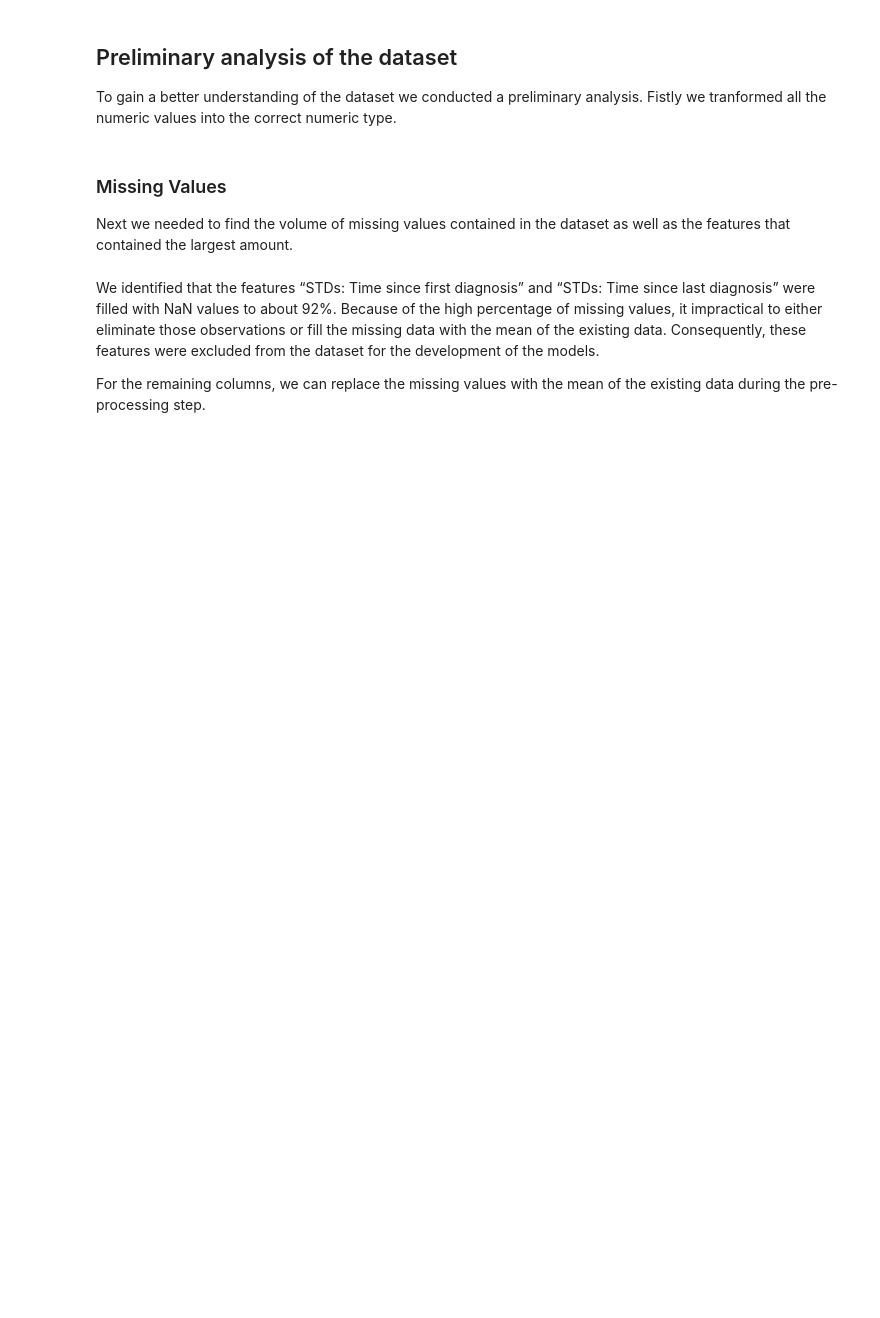
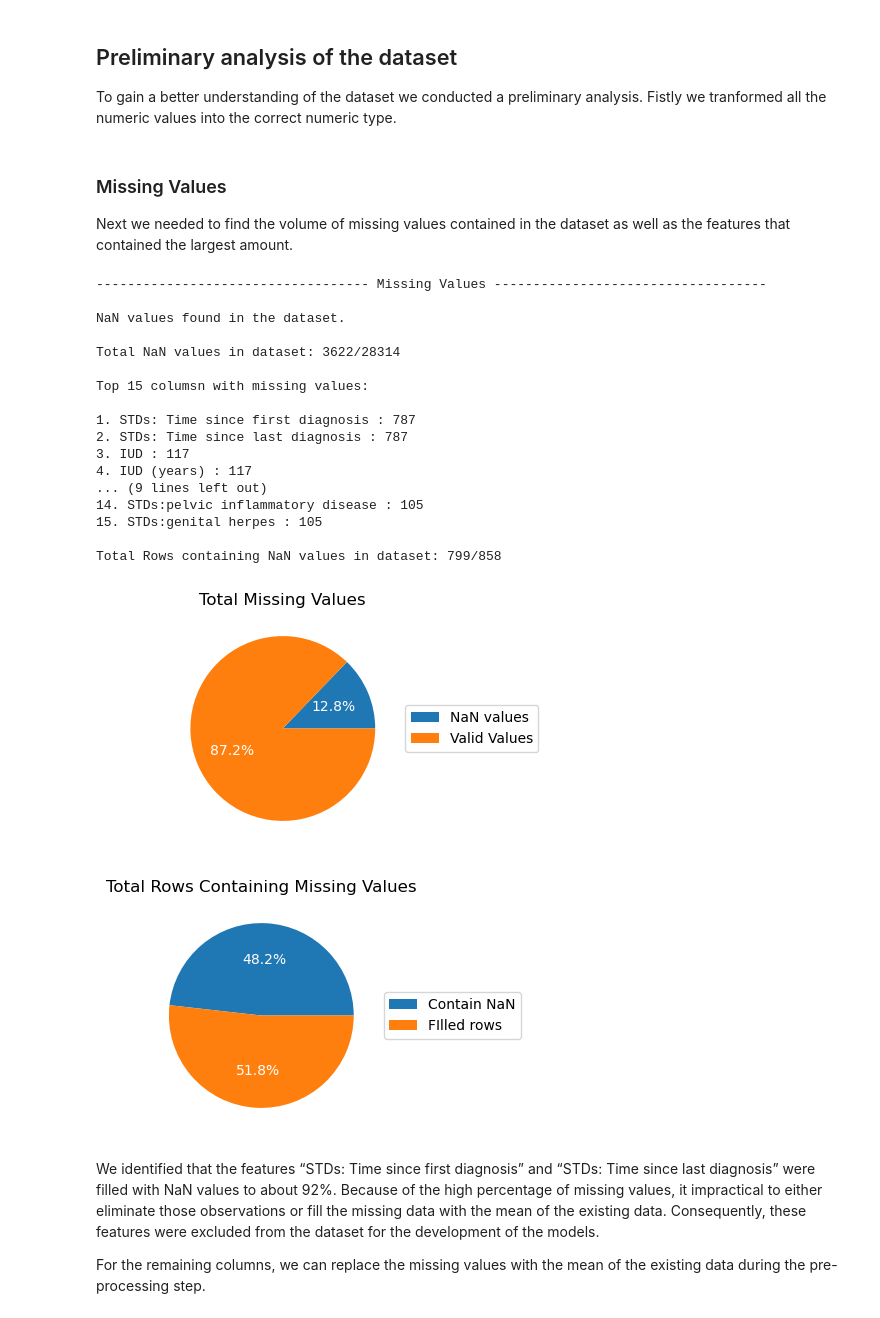
Before and after one commit to JYe9/MAI643_AI_in_Medicine, a Jupyter notebook: preliminary-analysis.ipynb, the cells around one changed output. Saved outputs shown, nothing was run; the diff lists cells and outputs as text; code cells hidden in the pictures; blank space fills up the shorter version.

Commit message:
Finished missing values / duplicate rows processing

```diff
--- a/preliminary-analysis.ipynb
+++ b/preliminary-analysis.ipynb
@@ -27,5 +29,8 @@ Learning Repository. 2017.
 # %%
 risk_factor_df = pd.read_csv("risk_factors_cervical_cancer.csv")
 
+# Only keep the "Biopsy" column as the target variable
+risk_factor_df = risk_factor_df.drop(columns=["Hinselmann","Schiller","Citology"])
+
 print("----------------------------------- Information -----------------------------------")
 risk_factor_df.info()
@@ -48,6 +66,7 @@ Next we needed to find the volume of missing values contained in the dataset as
 print("----------------------------------- Missing Values -----------------------------------")
 nan_columns = {}
 total_nan = 0
+nan_rows = 0
 total_entries = len(risk_factor_df.axes[0]) * len(risk_factor_df.axes[1])
 
 #Fidn columns containing NaN values
@@ -61,40 +80,61 @@ for col in risk_factor_df.columns:
 
 # Print total NaN values
 if (total_nan == 0):
     print("\nNo NaN values in the dataset.")
 else:
     print("\nNaN values found in the dataset.")
     nan_columns = sorted(nan_columns.items(), key=lambda item: item[1], reverse=True)
 
-print("\nTotal NaN values in dataset: {}/{}".format(total_nan, total_entries))
+    print("\nTotal NaN values in dataset: {}/{}".format(total_nan, total_entries))
 
-print("\nAmount of NaN values per column:")
-for sort_col in nan_columns:
-        print("{} : {}".format(sort_col[0], sort_col[1]))
+    print("\nTop 15 columsn with missing values:\n")
+    for i in range(15):
+        sort_col = nan_columns[i]
+        print("{}. {} : {}".format(i+1, sort_col[0], sort_col[1]))
 
-# Rows containing NaN values
-nan_rows = risk_factor_df.iloc[:,:-4].isna().any(axis=1).tolist().count(True)
+    # Rows containing NaN values
+    nan_rows = risk_factor_df.iloc[:,:-4].isna().any(axis=1).tolist().count(True)
 
-print("\nTotal Rows containing NaN values in dataset: {}/{}".format(nan_rows, len(risk_factor_df)))
+    print("\nTotal Rows containing NaN values in dataset: {}/{}".format(nan_rows, len(risk_factor_df)))
 
 # Plots
 total_labels = ["NaN values", "Valid Values"]
 total_size = [total_nan, total_entries-total_nan]
 
 row_labels = ["Contain NaN", "FIlled rows"]
 row_size = [nan_rows, len(risk_factor_df)]
 
 fig_1, ax_1 = plt.subplots(figsize=(10, 3), subplot_kw=dict(aspect="equal"))
 ax_1.pie(total_size, labels=total_labels, autopct='%1.1f%%', textprops=dict(color="w"))
 ax_1.legend(loc= "center left", bbox_to_anchor=(1, 0, 0.5, 1))
 ax_1.set_title("Total Missing Values")
 
 fig_2, ax_2 = plt.subplots(figsize=(10, 3), subplot_kw=dict(aspect="equal"))
 ax_2.pie(row_size, labels=row_labels, autopct='%1.1f%%', textprops=dict(color="w"))
 ax_2.legend(loc= "center left", bbox_to_anchor=(1, 0, 0.5, 1))
 ax_2.set_title("Total Rows Containing Missing Values")
 
 plt.show()
+# %% [output]
+----------------------------------- Missing Values -----------------------------------
+
+NaN values found in the dataset.
+
+Total NaN values in dataset: 3622/28314
+
+Top 15 columsn with missing values:
+
+1. STDs: Time since first diagnosis : 787
+2. STDs: Time since last diagnosis : 787
+3. IUD : 117
+4. IUD (years) : 117
+... (9 lines left out)
+14. STDs:pelvic inflammatory disease : 105
+15. STDs:genital herpes : 105
+
+Total Rows containing NaN values in dataset: 799/858
+[figure, added]
+[figure, added]
 # %% [markdown]
 We identified that the features “STDs: Time since first diagnosis” and “STDs: Time since last diagnosis” were filled with NaN values to about 92%. Because of the high percentage of missing values, it impractical to either eliminate those observations or fill the missing data with the mean of the existing data. Consequently, these features were excluded from the dataset for the development of the models.
 
```
Also changed, not shown: parts of 13 cells of this notebook, 1 other file.
